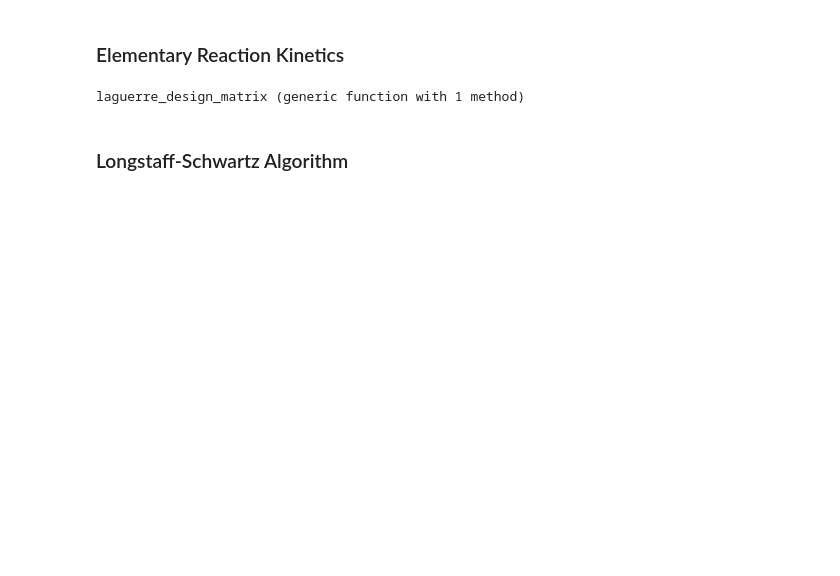
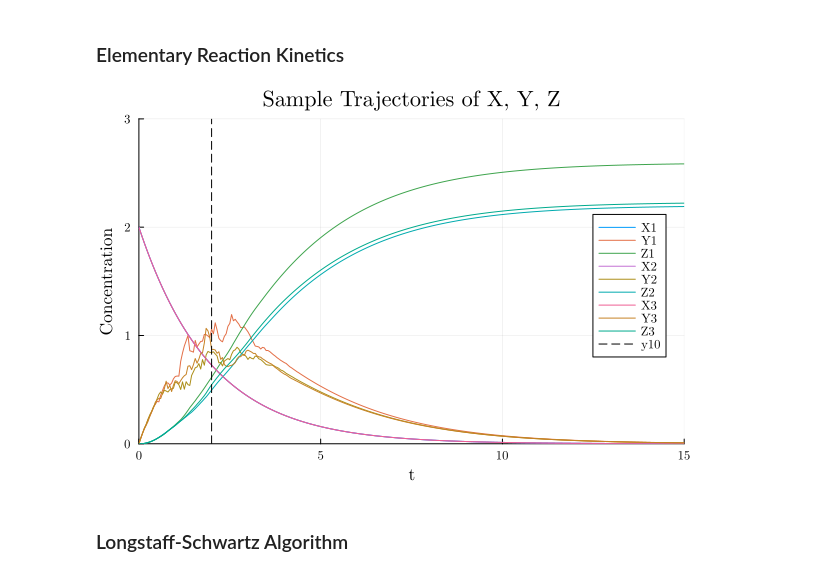
Before and after one commit to rafifsr/bachelorsthesis, a Jupyter notebook: LSMCElementary.ipynb, the cells around one changed output. Cells and saved outputs as stored; diff of their text form; code cells hidden in the pictures; blank space fills up the shorter version.

```diff
--- a/LSMCElementary.ipynb
+++ b/LSMCElementary.ipynb
@@ -8,51 +10,64 @@ using Plots, Distributions, KernelDensity, StatsBase
 ### Elementary Reaction Kinetics
 # %%
 # Parameters
-p = (0.5, 0.5, 0.5)  # k1, k2, σ
+p = (0.5, 0.5, 0.5, 1.0, 0.5)  # k1, k2, σ, Ks, µs
 u0 = [2.0, 0.0, 0.0]  # Initial concentrations of X, Y, Z
 T = 60.0
 dt = 0.05
 N = Int(T/dt)
 M = 50_000  # number of trajectories
 tspan = (0.0, T)
 tsteps = 0:dt:T
 
 # Define drift and diffusion for the components
 function f!(du, u, p, t)
     X, Y, Z = u
     k1, k2 = p
     du[1] = -k1 * X
     du[2] = k1 * X - k2 * Y
     du[3] = k2 * Y
 end
 
+# function g!(du, u, p, t)
+#     X, Y, Z = u
+#     σ = p[3]
+#     du[1] = 0
+#     du[2] = σ * Y
+#     du[3] = 0
+# end
+
 function g!(du, u, p, t)
     X, Y, Z = u
-    σ = p[3]
+    σ, Ks, µs = p[3:5]
     du[1] = 0
-    du[2] = σ * Y
+    du[2] = σ * pdf(LogNormal(log(Ks) + µs^2, µs), X) * Y
     du[3] = 0
 end
 
-# Laguerre basis functions up to degree 3
-function laguerre_design_matrix(y::Vector{Float64}, d::Int)
-    Φ = zeros(length(y), d + 1)
-    for i in 1:length(y)
-        Φ[i,1] = 1.0
-        if d >= 1
-            Φ[i,2] = 1 - y[i]
-        end
-        if d >= 2
-            Φ[i,3] = 1 - 2*y[i] + 0.5*y[i]^2
-        end
-        if d >= 3
-            Φ[i,4] = 1 - 3*y[i] + 1.5*y[i]^2 - (1/6)*y[i]^3
-        end
-    end
-    return Φ
+# Store all trajectories
+Xs = zeros(M, length(tsteps))
+Ys = zeros(M, length(tsteps))
+sdesol = Vector{Any}(undef, M)
+
+# Simulate all trajectories
+prob = SDEProblem(f!, g!, u0, tspan, p)
+Random.seed!(42)
+for i in 1:M
+    sol = solve(prob, EM(), dt=dt, saveat=tsteps)
+    sdesol[i] = sol
+    Xs[i, :] .= sol[1,:]
+    Ys[i, :] .= sol[2,:]
 end
+
+# Plot some trajectories
+plot(sdesol[1], xlabel="Time", ylabel="Concentration", label = ["X1" "Y1" "Z1"], title="Sample Trajectories of X, Y, Z", legend=:right, fontfamily="Computer Modern")
+plot!(sdesol[2], label=["X2" "Y2" "Z2"])
+plot!(sdesol[3], label=["X3" "Y3" "Z3"])
+xlims!((0, 15))
+ylims!((0, 3))
+vline!([2.0], color=:black, linestyle=:dash)
 # %% [output]
-laguerre_design_matrix (generic function with 1 method)
+[figure, added]
 # %% [markdown]
 ### Longstaff-Schwartz Algorithm
 # %%
```
Also changed, not shown: parts of 3 cells of this notebook.
